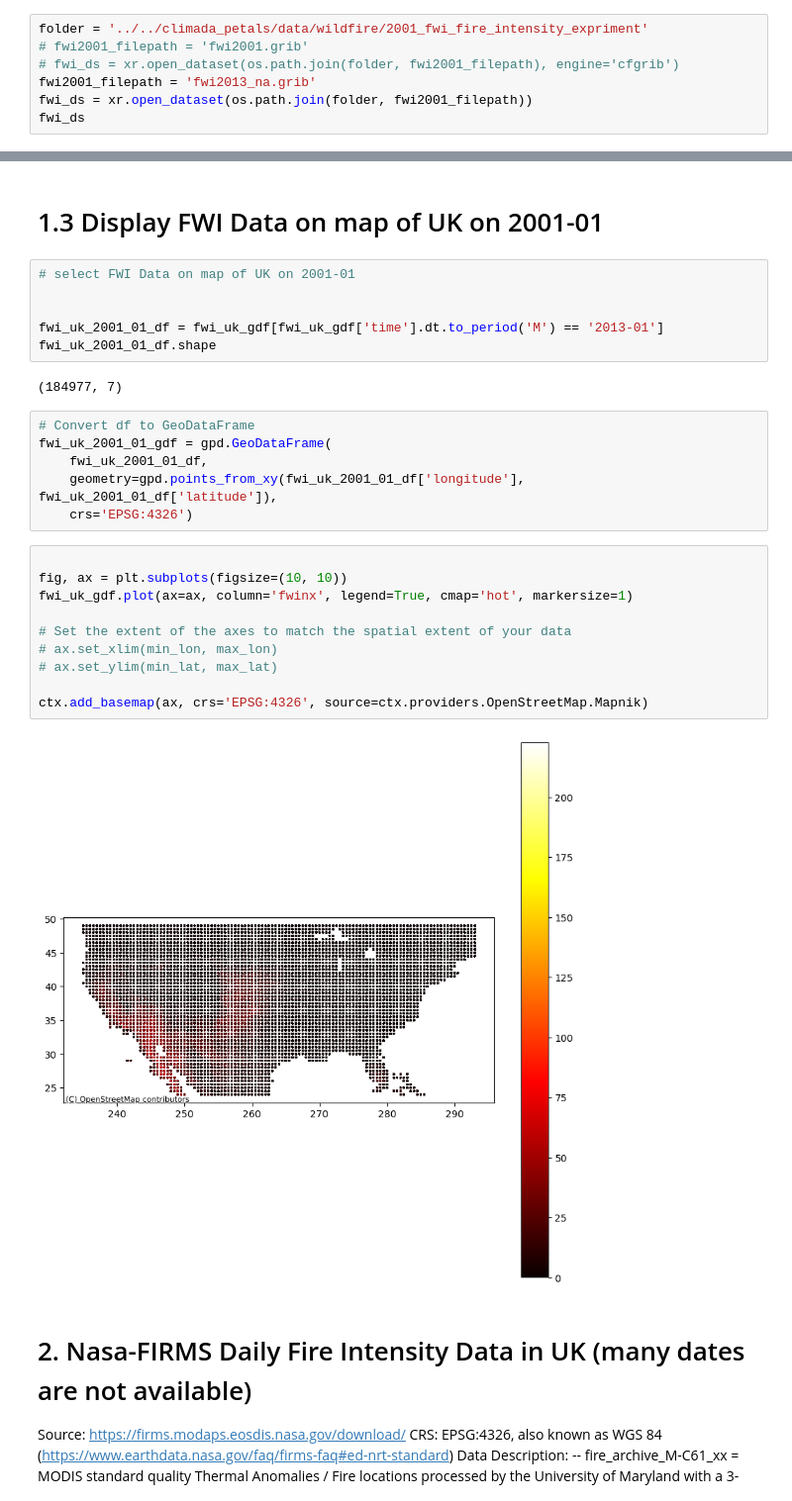
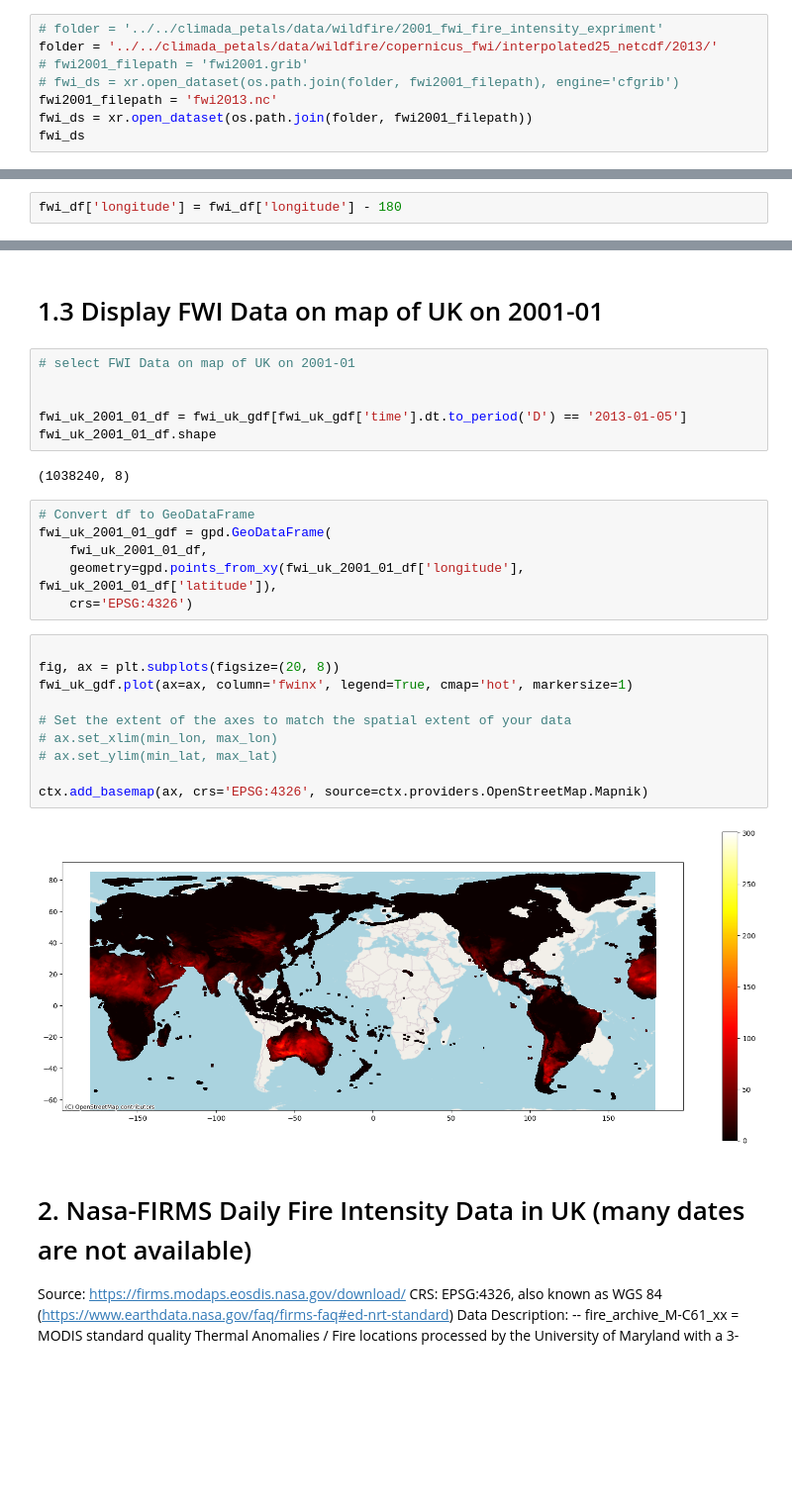
Before and after one commit to zhongyunshun/climada_petals, a Jupyter notebook: doc/my_scripts/step1_fwi_intensity.ipynb, the cells around one changed output, grey strips where cells are left out. Shown at 99% size. Drawn from its saved outputs; the diff is of its cells as text; blank space fills up the shorter version.

Commit message:
2013 merged data

```diff
--- a/doc/my_scripts/step1_fwi_intensity.ipynb
+++ b/doc/my_scripts/step1_fwi_intensity.ipynb
@@ -23,10 +29,11 @@ os.path.exists('../../climada_petals/data/wildfire/2001_fwi_fire_intensity_expri
 # %% [output]
 True
 # %%
-folder = '../../climada_petals/data/wildfire/2001_fwi_fire_intensity_expriment'
+# folder = '../../climada_petals/data/wildfire/2001_fwi_fire_intensity_expriment'
+folder = '../../climada_petals/data/wildfire/copernicus_fwi/interpolated25_netcdf/2013/'
 # fwi2001_filepath = 'fwi2001.grib'
 # fwi_ds = xr.open_dataset(os.path.join(folder, fwi2001_filepath), engine='cfgrib')
-fwi2001_filepath = 'fwi2013_na.grib'
+fwi2001_filepath = 'fwi2013.nc'
 fwi_ds = xr.open_dataset(os.path.join(folder, fwi2001_filepath))
 fwi_ds
 # %% [output]
@@ -112,3 +132,5 @@ Name: latitude, dtype: float64
+# %%
+fwi_df['longitude'] = fwi_df['longitude'] - 180
 # %%
 fwi_uk_df = fwi_df[(fwi_df['longitude'] >= min_lon) & (fwi_df['longitude'] <= max_lon) & (fwi_df['latitude'] >= min_lat) & (fwi_df['latitude'] <= max_lat)]
 fwi_uk_df.shape
@@ -165,10 +187,10 @@ fwi_uk_gdf.to_file(os.path.join(save_path, 'fwi_uk_gdf'), driver='GPKG')
 # select FWI Data on map of UK on 2001-01
 
 
-fwi_uk_2001_01_df = fwi_uk_gdf[fwi_uk_gdf['time'].dt.to_period('M') == '2013-01']
+fwi_uk_2001_01_df = fwi_uk_gdf[fwi_uk_gdf['time'].dt.to_period('D') == '2013-01-05']
 fwi_uk_2001_01_df.shape
 # %% [output]
-(184977, 7)
+(1038240, 8)
 # %%
 # Convert df to GeoDataFrame
 fwi_uk_2001_01_gdf = gpd.GeoDataFrame(
@@ -177,16 +199,16 @@ fwi_uk_2001_01_gdf = gpd.GeoDataFrame(
     crs='EPSG:4326')
 # %%
 
-fig, ax = plt.subplots(figsize=(10, 10))
+fig, ax = plt.subplots(figsize=(20, 8))
 fwi_uk_gdf.plot(ax=ax, column='fwinx', legend=True, cmap='hot', markersize=1)
 
 # Set the extent of the axes to match the spatial extent of your data
 # ax.set_xlim(min_lon, max_lon)
 # ax.set_ylim(min_lat, max_lat)
 
 ctx.add_basemap(ax, crs='EPSG:4326', source=ctx.providers.OpenStreetMap.Mapnik)
 # %% [output]
-[figure, old version]
+[figure, new version]
 # %% [markdown]
 # 2. Nasa-FIRMS Daily Fire Intensity Data in UK (many dates are not available)
 
```
Also changed, not shown: parts of 17 cells of this notebook, 5 other files.
